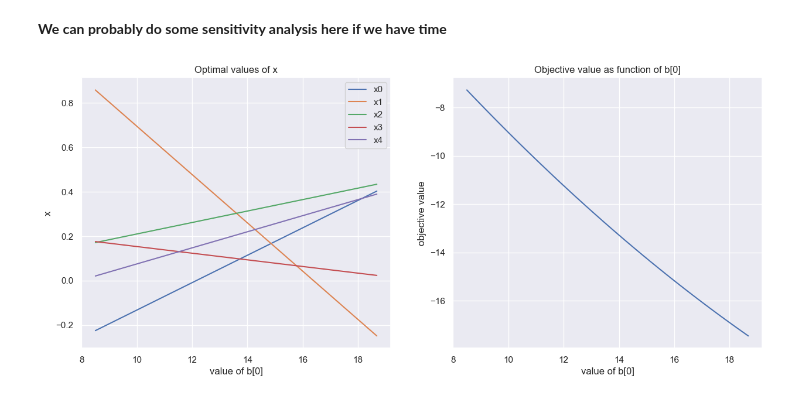
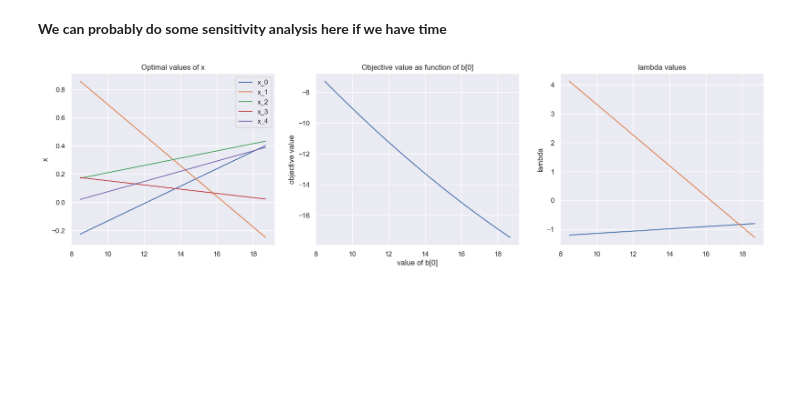
Before and after one commit to Hoflinger/02612-Project, a Jupyter notebook: part_1.ipynb, the cells around one changed output. Saved outputs shown, nothing was run; the diff lists cells and outputs as text; code cells hidden in the pictures; blank space fills up the shorter version.

Commit message:
added lambda plot for part 1.6

```diff
--- a/part_1.ipynb
+++ b/part_1.ipynb
@@ -353,30 +353,35 @@ RangeSpace:
 # %%
 spacing = 100
 
 b0s = np.linspace(8.5, 18.68, spacing) #define range of b[0]
 xs = np.zeros((spacing,5))
 lambdas_ = np.zeros((spacing,2))
 opt = np.zeros(spacing)
 
 for i, b0 in enumerate(b0s):
     b[0] = b0
     x, lambdas = EqualityQPSolver(H,g,A,b,"LUdense")
     xs[i], lambdas_[i] = x, lambdas
     opt[i] = 0.5 * x.T @ H @ x + g.T @ x
 
-fig, axs = plt.subplots(1,2, figsize=(15,6))
+fig, axs = plt.subplots(1,3, figsize=(20,5))
 for i in range(5):
-    axs[0].plot(b0s, xs[:,i], label = f"x{i}")
+    axs[0].plot(b0s, xs[:,i], label = f"x_{i}")
 
 axs[0].legend()
 axs[0].set_title("Optimal values of x")
-axs[0].set_xlabel("value of b[0]")
+#axs[0].set_xlabel("value of b[0]")
 axs[0].set_ylabel("x")
 
 axs[1].plot(b0s,opt)
 axs[1].set_title("Objective value as function of b[0]")
 axs[1].set_xlabel("value of b[0]")
 axs[1].set_ylabel("objective value")
+
+for i in range(2):
+    axs[2].plot(b0s, lambdas_[:,i], label=f"lambda_{i}")
+axs[2].set_title("lambda values")
+axs[2].set_ylabel("lambda")
 plt.show()
 # %% [output]
-[figure, old version]
+[figure, new version]
```
Also changed, not shown: parts of 2 cells of this notebook.
